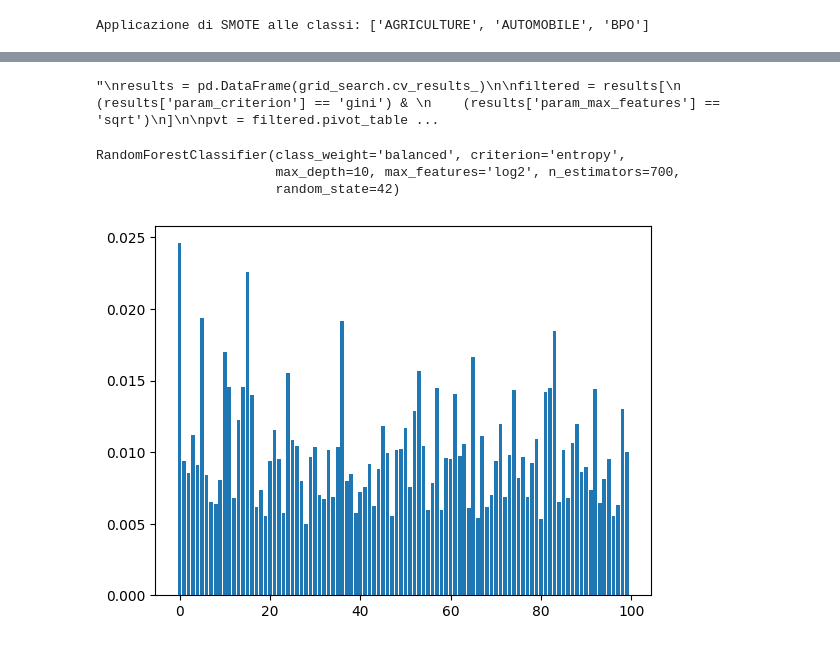
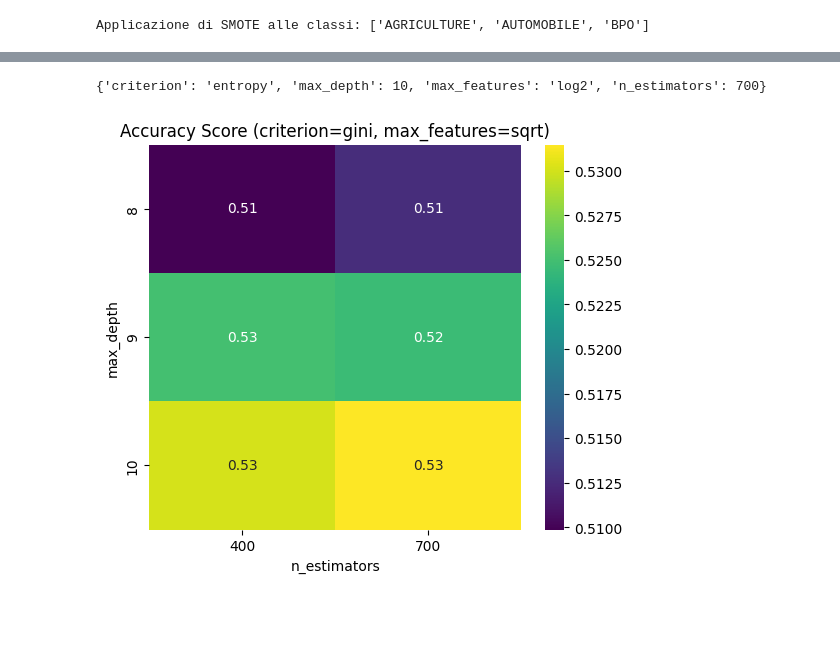
Before and after one commit to andreabochicchio02/ResumeMining, a Jupyter notebook: RandomForest/RandomForestW2V.ipynb, the cells around one changed output, grey strips where cells are left out. Saved outputs shown, nothing was run; the diff lists cells and outputs as text; code cells hidden in the pictures; blank space fills up the shorter version.

```diff
--- a/RandomForest/RandomForestW2V.ipynb
+++ b/RandomForest/RandomForestW2V.ipynb
@@ -38,13 +40,13 @@ df = pd.read_csv("../PreProcessing/processed_data/Resume_proc_lemm.csv")
 stop_words = set(nltk.corpus.stopwords.words('english'))
 # %%
 def preprocess(text):
-    tokens = word_tokenize(text.lower())
+    tokens = word_tokenize(text)
     return tokens
 
 df['tokens'] = df['Resume_str'].apply(preprocess)
 # %%
 # Training Word2Vec sul campo 'tokens'
-w2v_model = Word2Vec(sentences=df['tokens'], vector_size=100, window=3, min_count=2, workers=4)
+w2v_model = Word2Vec(sentences=df['tokens'], vector_size=100, window=3, min_count=2)
 # %%
 len(w2v_model.wv.index_to_key)
 # %% [output]
@@ -154,30 +176,30 @@ report(grid_search.cv_results_) #'''
 # %%
-# print(grid_search.best_params_)
+print(grid_search.best_params_)
+# %% [output]
+{'criterion': 'entropy', 'max_depth': 10, 'max_features': 'log2', 'n_estimators': 700}
 # %%
-'''
+# '''
 results = pd.DataFrame(grid_search.cv_results_)
 
 filtered = results[
     (results['param_criterion'] == 'gini') &
     (results['param_max_features'] == 'sqrt')
 ]
 
 pvt = filtered.pivot_table(
     values='mean_test_score',
     index='param_max_depth',
     columns='param_n_estimators'
 )
 
-import matplotlib.pyplot as plt
-import seaborn as sns
 
 f, ax = plt.subplots(figsize=(6, 5))
 sns.heatmap(pvt, cmap='viridis', annot=True, ax=ax)
 plt.title('Accuracy Score (criterion=gini, max_features=sqrt)')
 plt.xlabel('n_estimators')
 plt.ylabel('max_depth')
 plt.show()
-'''
+# '''
 # %% [output]
-"\nresults = pd.DataFrame(grid_search.cv_results_)\n\nfiltered = results[\n    (results['param_criterion'] == 'gini') & \n    (results['param_max_features'] == 'sqrt')\n]\n\npvt = filtered.pivot_table ...
+[figure, added]
 # %%
@@ -186,15 +208,5 @@ plt.show()
 # %%
-RF_Model_best = RandomForestClassifier(random_state=42, max_features='log2', n_estimators= 700, max_depth=10, criterion='entropy', class_weight='balanced')
-RF_Model_best.fit(X_train_resampled, y_train_resampled)
+# RF_Model_best = RandomForestClassifier(random_state=42, max_features='log2', n_estimators= 700, max_depth=10, criterion='entropy', class_weight='balanced')
+# RF_Model_best.fit(X_train_resampled, y_train_resampled)
-# %% [output]
-RandomForestClassifier(class_weight='balanced', criterion='entropy',
-                       max_depth=10, max_features='log2', n_estimators=700,
-                       random_state=42)
-# %%
-importances = RF_Model_best.feature_importances_
-plt.bar(range(len(importances)), importances)
-plt.show()
-# %% [output]
-[figure, removed]
 # %%
 prediction = RF_Model_best.predict(X_test)
```
Also changed, not shown: parts of 12 cells of this notebook, 5 other files.
